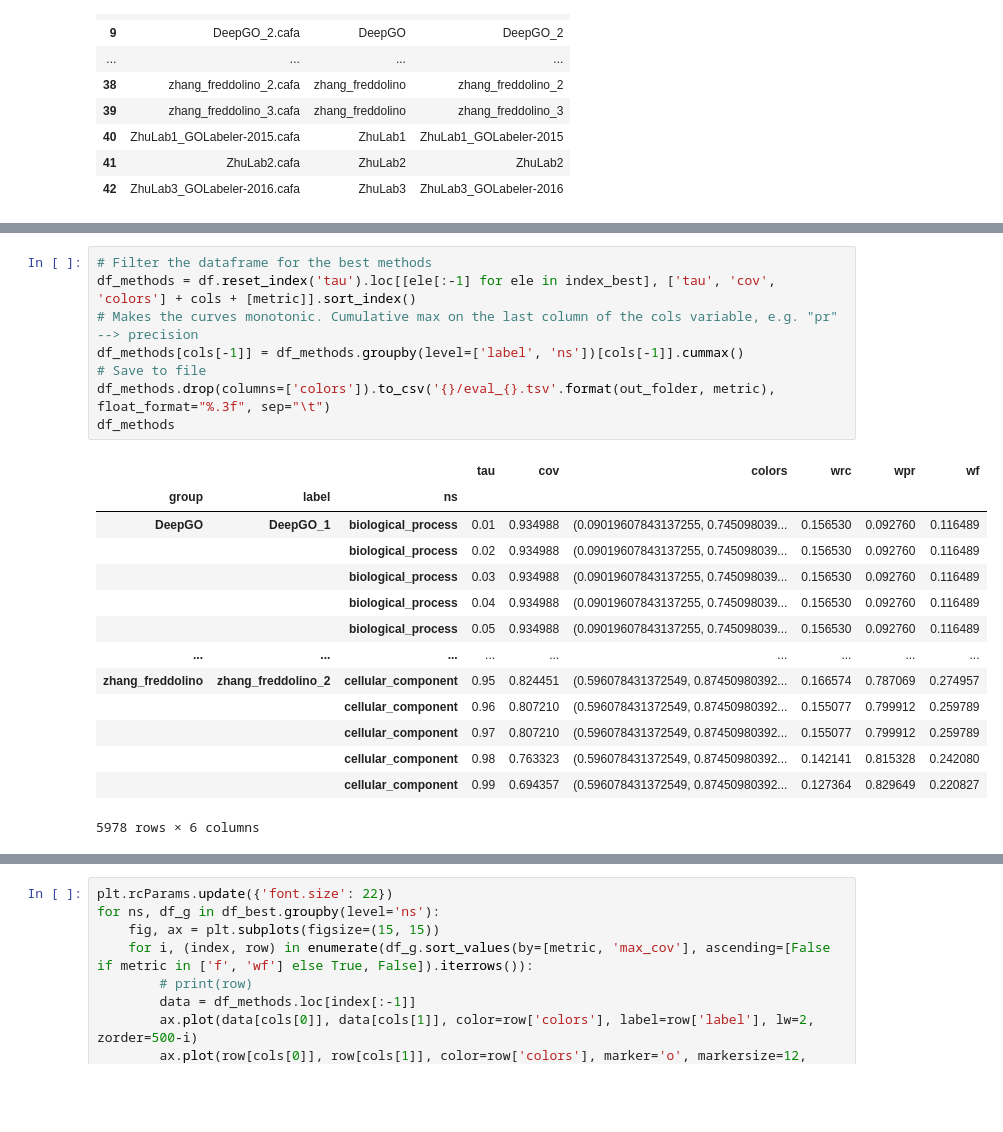
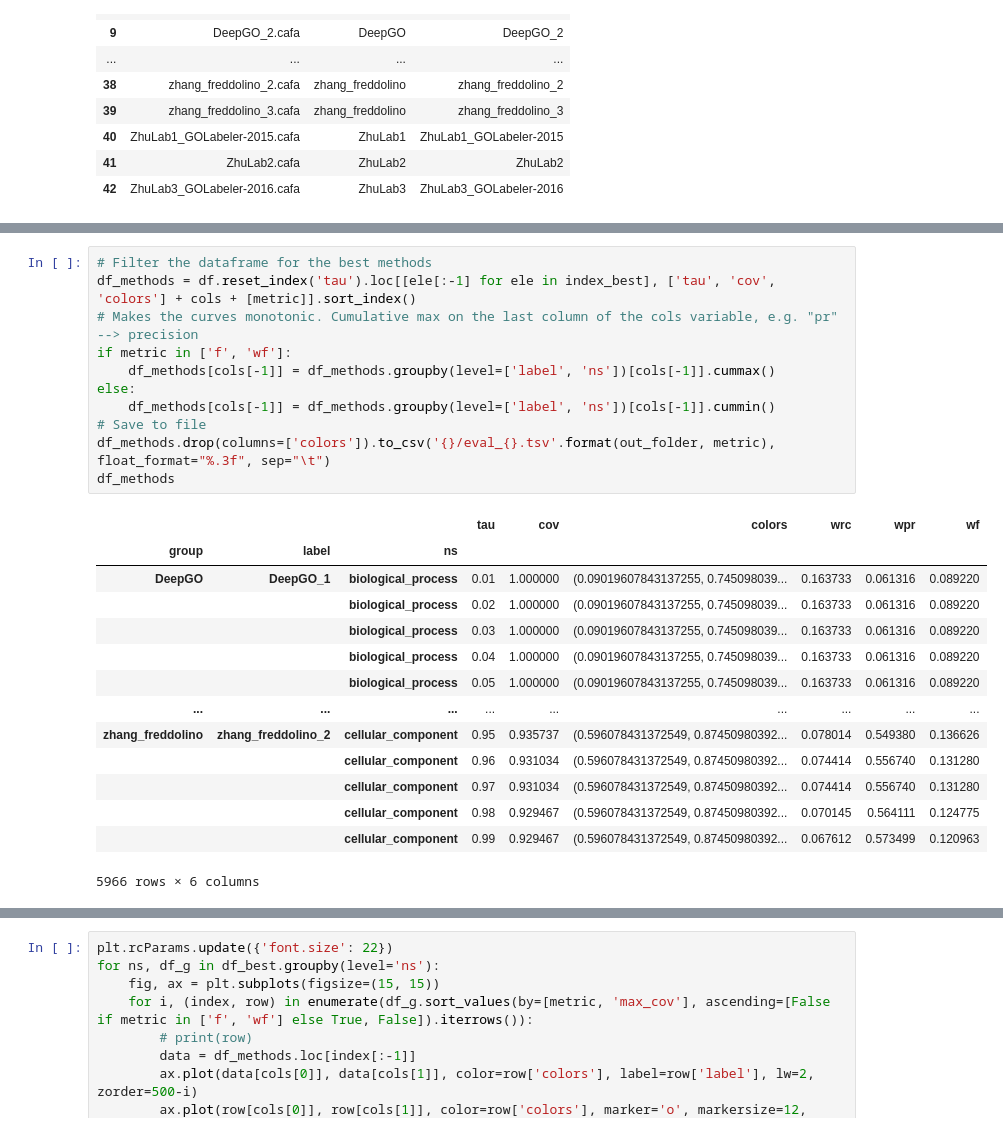
Before and after one commit to BioComputingUP/CAFA-evaluator, a Jupyter notebook: src/plot.ipynb, the cells around one changed output, grey strips where cells are left out. Cells and saved outputs as stored; diff of their text form; blank space fills up the shorter version.

```diff
--- a/src/plot.ipynb
+++ b/src/plot.ipynb
@@ -155,26 +155,29 @@ df_best
 # %%
 # Filter the dataframe for the best methods
 df_methods = df.reset_index('tau').loc[[ele[:-1] for ele in index_best], ['tau', 'cov', 'colors'] + cols + [metric]].sort_index()
 # Makes the curves monotonic. Cumulative max on the last column of the cols variable, e.g. "pr" --> precision
-df_methods[cols[-1]] = df_methods.groupby(level=['label', 'ns'])[cols[-1]].cummax()
+if metric in ['f', 'wf']:
+    df_methods[cols[-1]] = df_methods.groupby(level=['label', 'ns'])[cols[-1]].cummax()
+else:
+    df_methods[cols[-1]] = df_methods.groupby(level=['label', 'ns'])[cols[-1]].cummin()
 # Save to file
 df_methods.drop(columns=['colors']).to_csv('{}/eval_{}.tsv'.format(out_folder, metric), float_format="%.3f", sep="\t")
 df_methods
 # %% [output]
 |  |  |  | tau | cov | colors | wrc | wpr | wf |
 | group | label | ns |  |  |  |  |  |  |
-| DeepGO | DeepGO_1 | biological_process | 0.01 | 0.934988 | (0.09019607843137255, 0.745098039... | 0.156530 | 0.092760 | 0.116489 |
-|  |  | biological_process | 0.02 | 0.934988 | (0.09019607843137255, 0.745098039... | 0.156530 | 0.092760 | 0.116489 |
-|  |  | biological_process | 0.03 | 0.934988 | (0.09019607843137255, 0.745098039... | 0.156530 | 0.092760 | 0.116489 |
-|  |  | biological_process | 0.04 | 0.934988 | (0.09019607843137255, 0.745098039... | 0.156530 | 0.092760 | 0.116489 |
-|  |  | biological_process | 0.05 | 0.934988 | (0.09019607843137255, 0.745098039... | 0.156530 | 0.092760 | 0.116489 |
+| DeepGO | DeepGO_1 | biological_process | 0.01 | 1.000000 | (0.09019607843137255, 0.745098039... | 0.163733 | 0.061316 | 0.089220 |
+|  |  | biological_process | 0.02 | 1.000000 | (0.09019607843137255, 0.745098039... | 0.163733 | 0.061316 | 0.089220 |
+|  |  | biological_process | 0.03 | 1.000000 | (0.09019607843137255, 0.745098039... | 0.163733 | 0.061316 | 0.089220 |
+|  |  | biological_process | 0.04 | 1.000000 | (0.09019607843137255, 0.745098039... | 0.163733 | 0.061316 | 0.089220 |
+|  |  | biological_process | 0.05 | 1.000000 | (0.09019607843137255, 0.745098039... | 0.163733 | 0.061316 | 0.089220 |
 | ... | ... | ... | ... | ... | ... | ... | ... | ... |
-| zhang_freddolino | zhang_freddolino_2 | cellular_component | 0.95 | 0.824451 | (0.596078431372549, 0.87450980392... | 0.166574 | 0.787069 | 0.274957 |
-|  |  | cellular_component | 0.96 | 0.807210 | (0.596078431372549, 0.87450980392... | 0.155077 | 0.799912 | 0.259789 |
-|  |  | cellular_component | 0.97 | 0.807210 | (0.596078431372549, 0.87450980392... | 0.155077 | 0.799912 | 0.259789 |
-|  |  | cellular_component | 0.98 | 0.763323 | (0.596078431372549, 0.87450980392... | 0.142141 | 0.815328 | 0.242080 |
-|  |  | cellular_component | 0.99 | 0.694357 | (0.596078431372549, 0.87450980392... | 0.127364 | 0.829649 | 0.220827 |
+| zhang_freddolino | zhang_freddolino_2 | cellular_component | 0.95 | 0.935737 | (0.596078431372549, 0.87450980392... | 0.078014 | 0.549380 | 0.136626 |
+|  |  | cellular_component | 0.96 | 0.931034 | (0.596078431372549, 0.87450980392... | 0.074414 | 0.556740 | 0.131280 |
+|  |  | cellular_component | 0.97 | 0.931034 | (0.596078431372549, 0.87450980392... | 0.074414 | 0.556740 | 0.131280 |
+|  |  | cellular_component | 0.98 | 0.929467 | (0.596078431372549, 0.87450980392... | 0.070145 | 0.564111 | 0.124775 |
+|  |  | cellular_component | 0.99 | 0.929467 | (0.596078431372549, 0.87450980392... | 0.067612 | 0.573499 | 0.120963 |
-5978 rows × 6 columns
+5966 rows × 6 columns
 # %%
 # Calculate the max coverage across all thresholds
 df_best['max_cov'] = df_methods.groupby(level=['group', 'label', 'ns'])['cov'].max()
```
Also changed, not shown: parts of 7 cells of this notebook, 1 other file.
